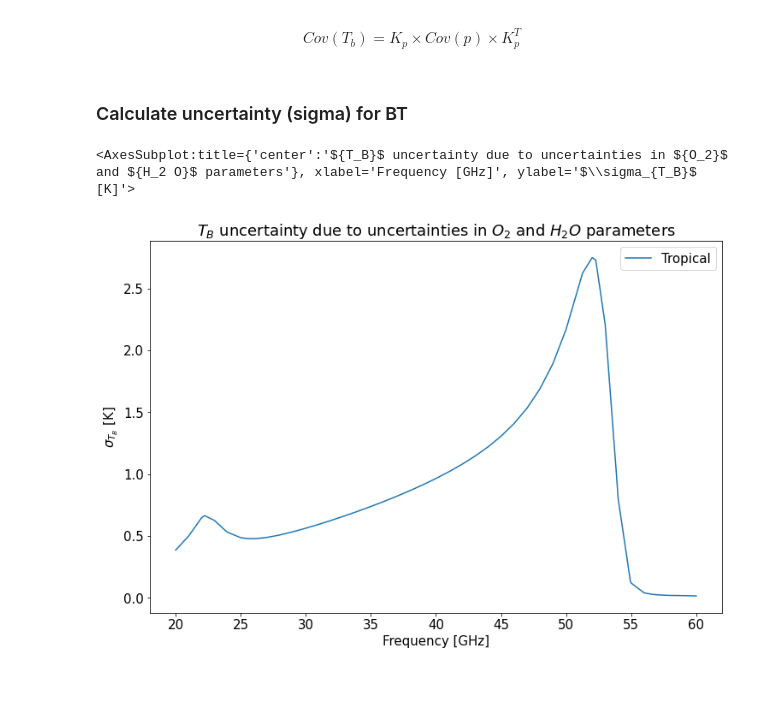
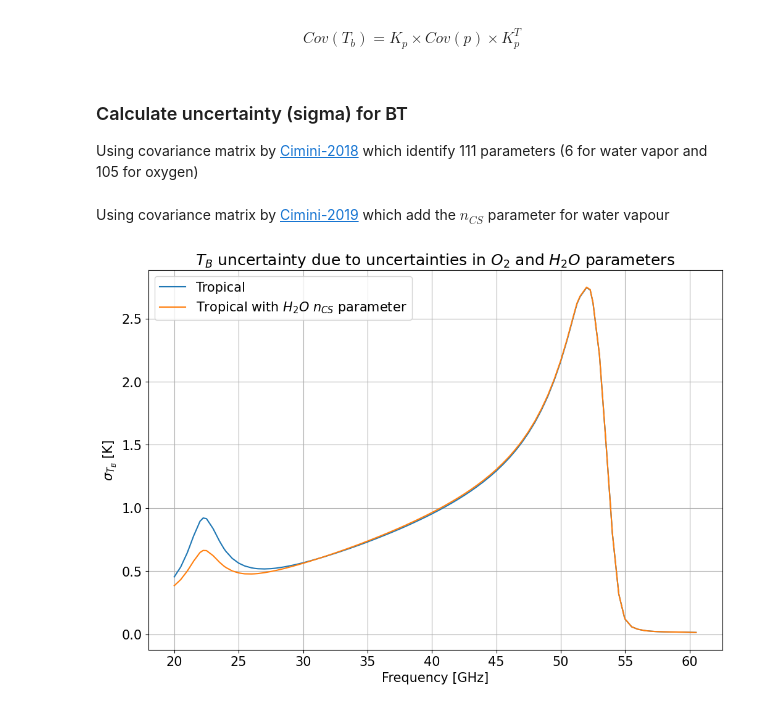
Before and after one commit to SatCloP/pyrtlib, a Jupyter notebook: docs/source/notebook/uncertainty.ipynb, the cells around one changed output. Drawn from its saved outputs; the diff is of its cells as text; code cells hidden in the pictures; blank space fills up the shorter version.

Commit message:
refactoring uncertainty module and minor docstring fixes

```diff
--- a/docs/source/notebook/uncertainty.ipynb
+++ b/docs/source/notebook/uncertainty.ipynb
@@ -93,7 +93,7 @@ frq = sorted(list(set().union(get_frequencies('hat'), np.arange(20, 61, 1).tolis
 # %% [markdown]
 Default calculatoin consideres no cloud and no perturbation
 # %%
-amu_p = absmod_uncertainties_perturb()
+amu_p = parameters_perturbation()
 rte = TbCloudRTE(z, p, t, rh, frq, amu=amu_p)
 rte.satellite = False
 rte.init_absmdl('uncertainty')
@@ -110,27 +110,35 @@ $$Cov(T_{b}) = K_{p} \times Cov(p) \times K_{p}^T$$
 cnt = 0
 for k, v in (O2_parameters | HO2_parameters).items():
     for i in v:
-        amu_p = absmod_uncertainties_perturb([k], 'max', index=i)
+        amu_p = parameters_perturbation([k], 'max', index=i)
         rte.set_amu(amu_p)
         df = rte.execute()
-        field_name = 'Kb_{}{}'.format(k, '_' + str(i) if i else '')
-        df_out[field_name] = (df.tbtotal - df_out.tb) / uncertainties_all[cnt]
+        field_name = 'p_{}{}'.format(k, '_' + str(i) if i else '')
+        o = pd.Series((df.tbtotal.values - df_out.tb.values) / uncertainties_all[cnt], name=field_name)
+        df_out = pd.concat([df_out, o], axis=1)
         cnt += 1
-# %% [markdown]
-### Calculate uncertainty (sigma) for BT
+# %% [markdown]
+### Calculate uncertainty (sigma) for BT
+Using covariance matrix by [Cimini-2018](https://doi.org/10.5194/acp-18-15231-2018) which identify 111 parameters (6 for water vapor and 105 for oxygen)
+# %%
+parameters = df_out.copy()
+
+Kp = df_out.loc[:, ~df_out.columns.isin(['tb', 'freq', 'p_con_Xs'])].values
+covtb = np.matmul(np.matmul(Kp, covariance_matrix.R17_111), Kp.T)
+sigma_tb = np.sqrt(np.diag(covtb))
+parameters['sigma_tb'] = sigma_tb
+# %% [markdown]
+Using covariance matrix by [Cimini-2019](https://doi.org/10.5194/gmd-12-1833-2019) which add the ${n_{CS}}$ parameter for water vapour
 # %%
 Kp = df_out.loc[:, ~df_out.columns.isin(['tb', 'freq'])].values
-
-covtb = np.matmul(np.matmul(Kp, covariance_matrix.R17), Kp.T)
-
+covtb = np.matmul(np.matmul(Kp, covariance_matrix.R17_112), Kp.T)
 sigma_tb = np.sqrt(np.diag(covtb))
-
-df_out['sigma_tb'] = sigma_tb
+parameters['sigma_tb_with_con_Xs'] = sigma_tb
 # %%
-df_out.plot(x='freq', y='sigma_tb',
+parameters.plot(x='freq', y=['sigma_tb', 'sigma_tb_with_con_Xs'],
             title="${T_B}$ uncertainty due to uncertainties in ${O_2}$ and ${H_2 O}$ parameters",
             xlabel='Frequency [GHz]', ylabel='$\sigma_{T_B}$ [K]',
-            label=atm[atmp.TROPICAL], figsize=(12,8))
+            label=[atm[atmp.TROPICAL], atm[atmp.TROPICAL] + ' with ${H_2 O}$ ${n_{CS}}$ parameter'], figsize=(12,8))
+plt.grid()
 # %% [output]
-<AxesSubplot:title={'center':'${T_B}$ uncertainty due to uncertainties in ${O_2}$ and ${H_2 O}$ parameters'}, xlabel='Frequency [GHz]', ylabel='$\\sigma_{T_B}$ [K]'>
-[figure, old version]
+[figure, new version]
```
Also changed, not shown: parts of 2 cells of this notebook, 19 other files.
